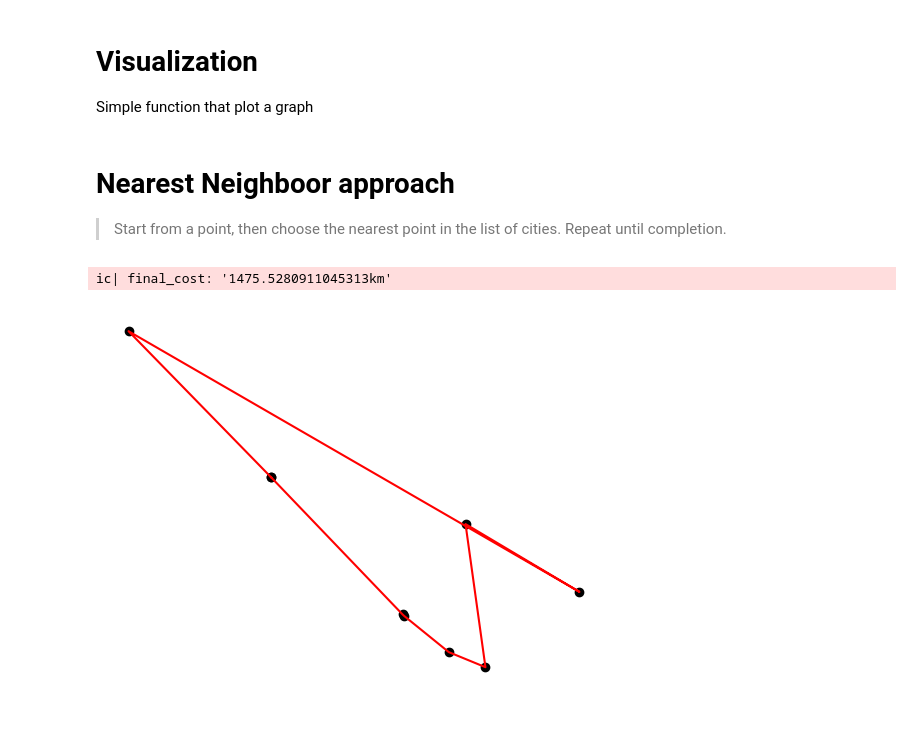
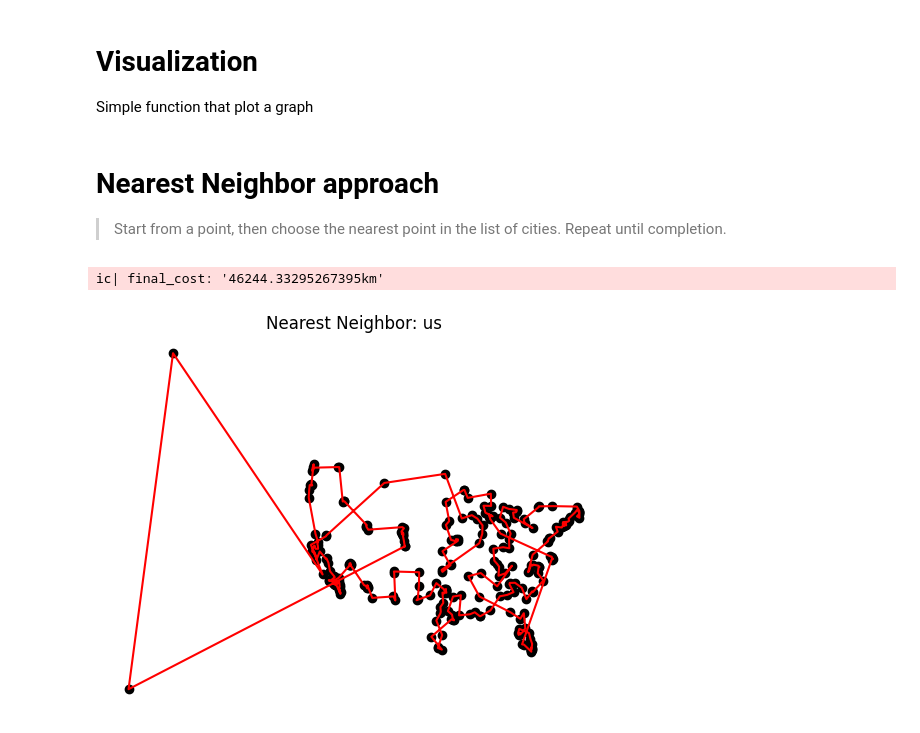
Before and after one commit to AbstractBorderStudio/CI2024_lab2, a Jupyter notebook: tsp.ipynb, the cells around one changed output. Drawn from its saved outputs; the diff is of its cells as text; code cells hidden in the pictures.

```diff
--- a/tsp.ipynb
+++ b/tsp.ipynb
@@ -22,14 +22,14 @@ logging.basicConfig(level=logging.DEBUG)
 # %% [markdown]
 ### Load Cities
 # %%
-def _load_cities(city_file_path : str) -> tuple[pd.DataFrame, np.ndarray]:
+def _load_cities(city_name : str) -> tuple[pd.DataFrame, np.ndarray]:
     """Loads TSP cities from CSV file.
     Args:
         city_file_path (str): The name of the city.
     Returns:
         tuple[pd.DataFrame, np.ndarray]
     """
-    CITIES = pd.read_csv(f'{city_file_path}', header=None, names=['name', 'lat', 'lon'])
+    CITIES = pd.read_csv(f'cities/{city_name}.csv', header=None, names=['name', 'lat', 'lon'])
     DIST_MATRIX = np.zeros((len(CITIES), len(CITIES)))
     for c1, c2 in combinations(CITIES.itertuples(), 2):
         DIST_MATRIX[c1.Index, c2.Index] = DIST_MATRIX[c2.Index, c1.Index] = geodesic(
@@ -37,8 +37,10 @@ def _load_cities(city_file_path : str) -> tuple[pd.DataFrame, np.ndarray]:
         ).km
     return CITIES, DIST_MATRIX
 
-def _to_pandas_table(matrix, x_names, y_names):
+def _to_pandas_table(matrix, x_names=None, y_names=None):
+    """Returns a dataframe from a matrix"""
     return pd.DataFrame(matrix, index=x_names, columns=y_names)
 # %%
-CITIES, DIST_MATRIX = _load_cities("cities/vanuatu.csv")
-CITIES.head(10)
+city_name = "us"
+CITIES, DIST_MATRIX = _load_cities(city_name)
+#CITIES.head(10)
@@ -67,9 +49,10 @@ _to_pandas_table(DIST_MATRIX, [str(_) for _ in CITIES['name']], [str(_) for _ in
 # %%
-def tsp_cost(tsp):
+def tsp_cost(tsp : np.ndarray) -> float:
+    """Compute the cost of the path as the sum of the cities' distances."""
     assert tsp[0] == tsp[-1]
     assert set(tsp) == set(range(len(CITIES)))
 
-    tot_cost = 0
+    tot_cost = 0.0
     for c1, c2 in zip(tsp, tsp[1:]):
         tot_cost += DIST_MATRIX[c1, c2]
     return tot_cost
@@ -100,30 +74,52 @@ def _print_graph(solution, points=True, lines=True, p_color = "red", l_color = "
     plt.show()
 # %% [markdown]
-# Nearest Neighboor approach
+# Nearest Neighbor approach
 
 > Start from a point, then choose the nearest point in the list of cities. Repeat until completion.
 # %%
-# Select a random point among the cities
-visited = np.full(len(CITIES), False)
-dist = DIST_MATRIX.copy()
-city = np.random.randint(0, len(CITIES))
+def _nn_approach(cities, dist_mat):
+    visited = np.full(len(CITIES), False)
+    dist = DIST_MATRIX.copy()
 
-tsp_sol = list()
-tsp_sol.append(int(city))
-visited[city] = True
+    # Choose a random city to start
+    city = np.random.randint(0, len(CITIES))
 
-while not np.all(visited):
-    # take the closest value to city
-    dist[:, city] = np.inf
-    closest = np.argmin(dist[city])
-    visited[closest] = True
-    city = closest
+    # Create a solution as a list of integers (city's index)
+    tsp_sol = list()
+
+    # Append the first city to the solution and mark as visited
     tsp_sol.append(int(city))
-tsp_sol.append(int(tsp_sol[0]))
+    visited[city] = True
 
-final_cost = str(tsp_cost(tsp_sol)) + "km"
+    while not np.all(visited):
+        # Set the city's column as inf distance to avoid
+        # calculating the distance between a city and itself
+        dist[:, city] = np.inf
+
+        # Find the closest city
+        closest = np.argmin(dist[city])
+
+        # Mark it as visited, push it to the solution and se the current city as the closest
+        visited[closest] = True
+        city = closest
+        tsp_sol.append(int(city))
+
+    # In the end add the first city at the end to create a cycle
+    tsp_sol.append(int(tsp_sol[0]))
+    return (tsp_sol, tsp_cost(tsp_sol))
+
+EPOCHS = 1000
+tsp_sol, cost = _nn_approach(CITIES, DIST_MATRIX)
+for i in range(EPOCHS):
+    new_tsp_sol, new_cost = _nn_approach(CITIES, DIST_MATRIX)
+    if new_cost < cost:
+        tsp_sol = new_tsp_sol
+        cost = new_cost
+
+# Print the result and plot the graph
+final_cost = str(cost) + "km"
 ic(final_cost)
-_print_graph(tsp_sol, p_color="black")
+_print_graph(tsp_sol, p_color="black", title=f"Nearest Neighbor: {city_name}")
 # %% [output]
-ic| final_cost: '1475.5280911045313km'
+ic| final_cost: '46244.33295267395km'
-[figure, old version]
+[figure, new version]
```
Also changed, not shown: parts of 3 cells of this notebook, 6 other files.
